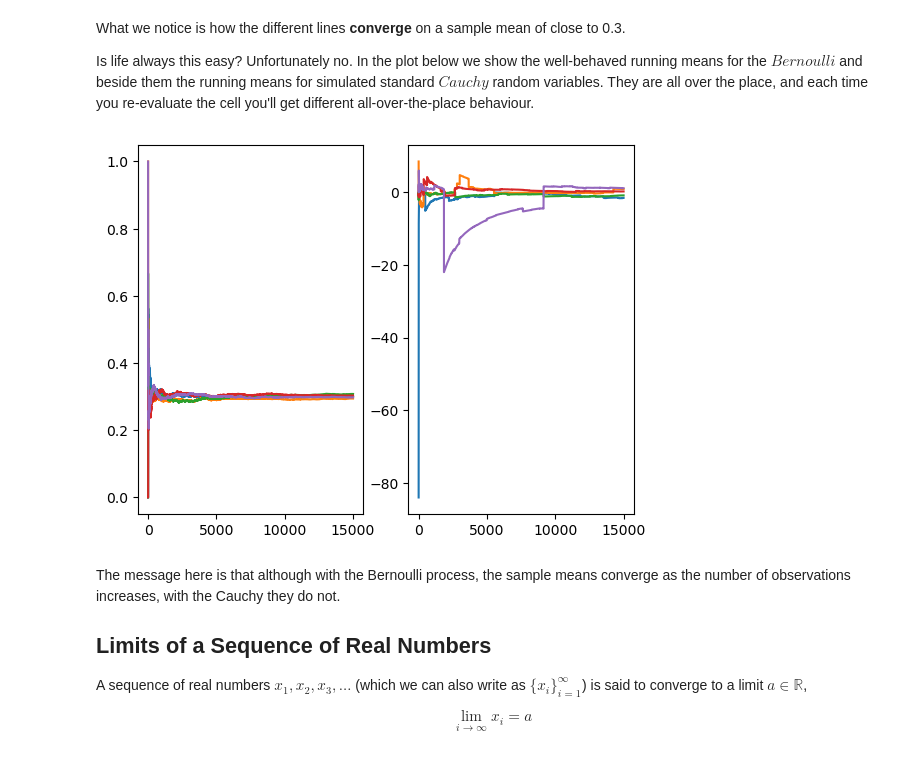
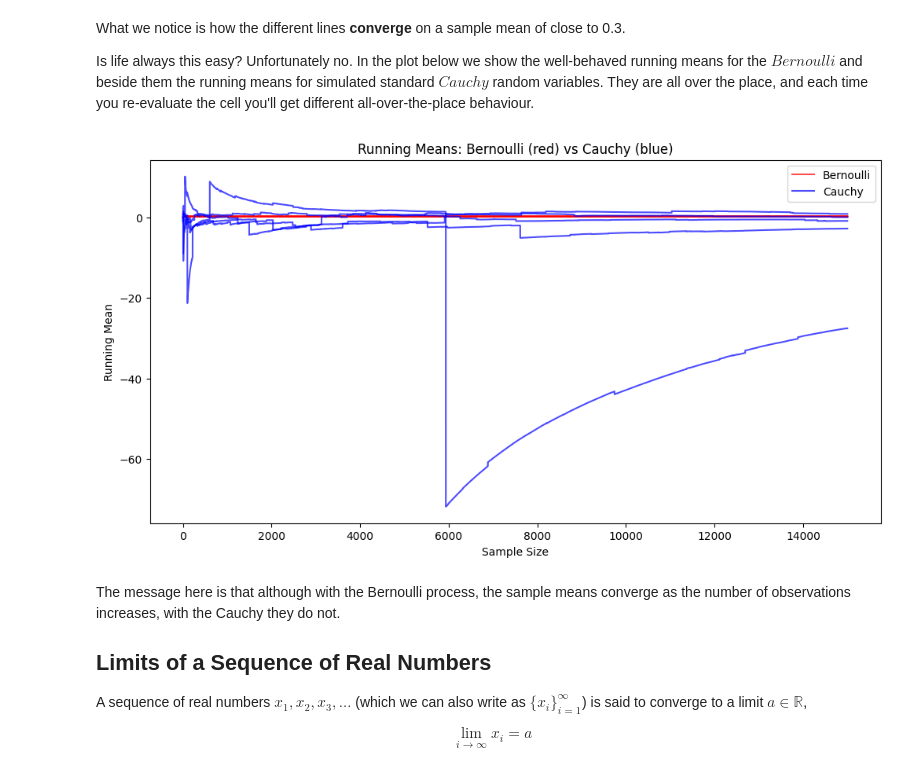
Before and after one commit to datascience-intro/1MS041-2025, a Jupyter notebook: notebooks/05-Limits.ipynb, the cells around one changed output. Drawn from its saved outputs; the diff is of its cells as text; code cells hidden in the pictures.

```diff
--- a/notebooks/05-Limits.ipynb
+++ b/notebooks/05-Limits.ipynb
@@ -243,19 +102,12 @@ def exponentialSample(n, lam):
 # %% [markdown]
 To get back to our running means of Bernoullin RVs:
 # %%
-def bernoulliSecretThetaRunningMeans(n, mySeed = None):
-    '''Function to give a list of n running means from Bernoulli with unknown theta.
-
-    Param n is the number of running means to generate.
-    Param mySeed is a value for the seed of the random number generator, defaulting to None
-    Note: the unknown theta parameter for the Bernoulli process is defined in bernoulliSampleSecretTheta
-    Return a list of n running means.'''
-
-    sample = bernoulliSampleSecretTheta(n, simSeed = mySeed)
-    from pylab import cumsum # we can import in the middle of code
-    csSample = list(cumsum(sample))
-    samplesizes = range(1, n+1,1)
-    return [(csSample[i])/samplesizes[i] for i in range(n)]
+def bernoulliSecretThetaRunningMeans(n, mySeed=None):
+    '''Function to give a list of n running means from Bernoulli with unknown theta.'''
+    sample = bernoulliSampleSecretTheta(n, simSeed=mySeed)
+    csSample = np.cumsum(sample)
+    samplesizes = np.arange(1, n+1)
+    return csSample / samplesizes
 # %% [markdown]
 Now we can use this function to look at say 5 different sequences of running means (they will be different, because for each iteration, we will simulate a different sample of $Bernoulli$ observations).
 # %%
@@ -277,9 +129,28 @@ Is life always this easy?  Unfortunately no.  In the plot below we show the well
 # %%
 nToGenerate = 15000
 iterations = 5
-g = twoRunningMeansPlot(nToGenerate, iterations) # uses above function to make plot
+import matplotlib.pyplot as plt
+
+xvalues = range(1, nToGenerate + 1)
+plt.figure(figsize=(12, 6))
+
+# Plot Bernoulli running means
+for i in range(iterations):
+    bRunningMeans = bernoulliSecretThetaRunningMeans(nToGenerate)
+    plt.plot(xvalues, bRunningMeans, color='red', alpha=0.7, label='Bernoulli' if i == 0 else "")
+
+# Plot Cauchy running means
+for i in range(iterations):
+    cRunningMeans = cauchyRunningMeans(nToGenerate)
+    plt.plot(xvalues, cRunningMeans, color='blue', alpha=0.7, label='Cauchy' if i == 0 else "")
+
+plt.xlabel('Sample Size')
+plt.ylabel('Running Mean')
+plt.title('Running Means: Bernoulli (red) vs Cauchy (blue)')
+plt.legend()
+plt.show()
 # %% [output]
-[figure, old version]
+[figure, new version]
 # %% [markdown]
 The message here is that although with the Bernoulli process, the sample means converge as the number of observations increases, with the Cauchy they do not.
 
```
Also changed, not shown: parts of 12 cells of this notebook, 50 other files.
